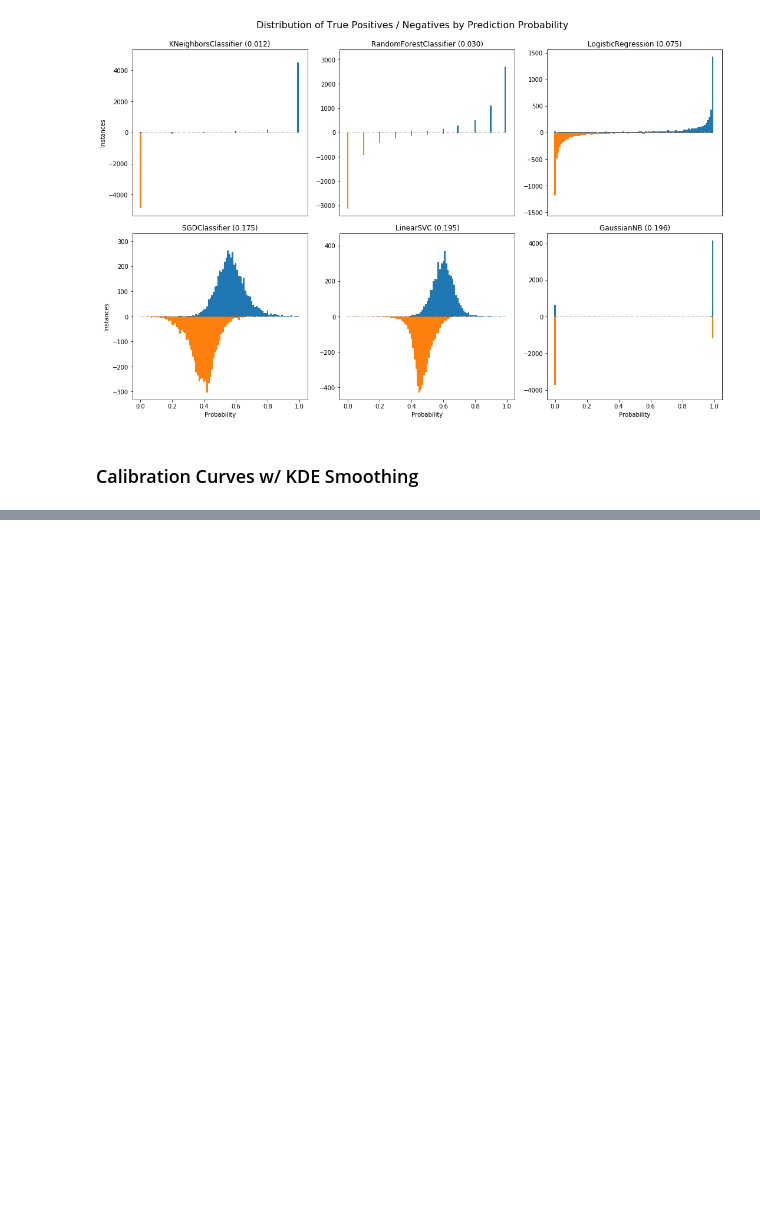
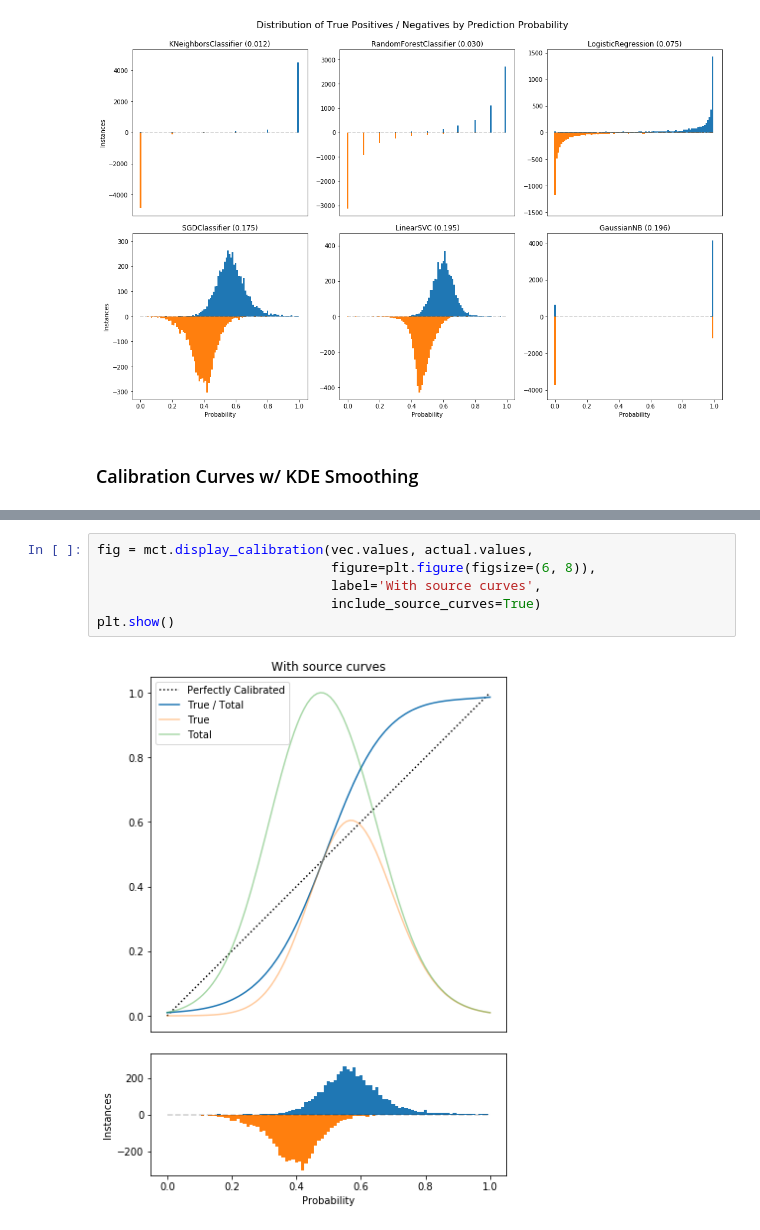
Before and after one commit to ComputationalMedicineLab/model_calibration_tools, a Jupyter notebook: ExampleUsage.ipynb, the cells around one changed output, grey strips where cells are left out. Cells and saved outputs as stored; diff of their text form; blank space fills up the shorter version.

```diff
--- a/ExampleUsage.ipynb
+++ b/ExampleUsage.ipynb
@@ -150,0 +148,8 @@ plt.show()
+# %%
+fig = mct.display_calibration(vec.values, actual.values,
+                              figure=plt.figure(figsize=(6, 8)),
+                              label='With source curves',
+                              include_source_curves=True)
+plt.show()
+# %% [output]
+[figure, added]
```
Also changed, not shown: parts of 5 cells of this notebook, 2 other files.
